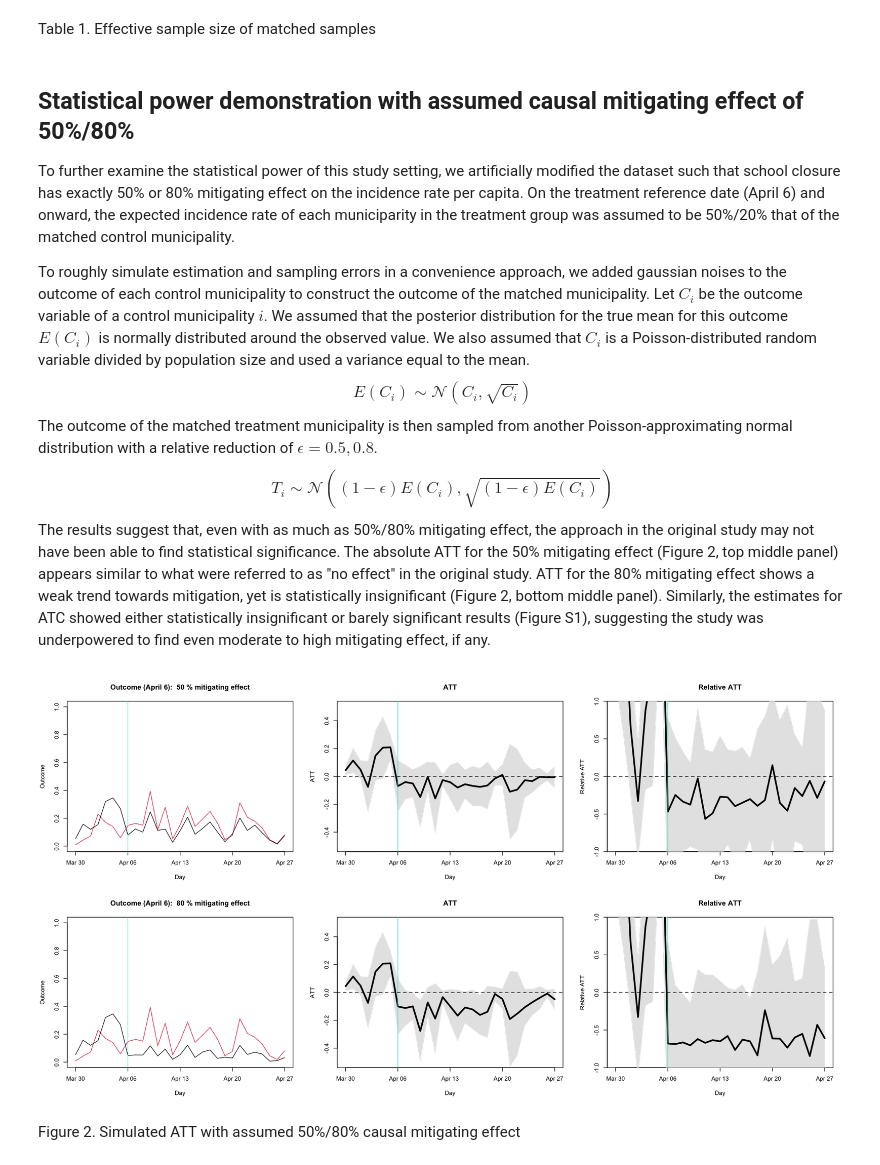
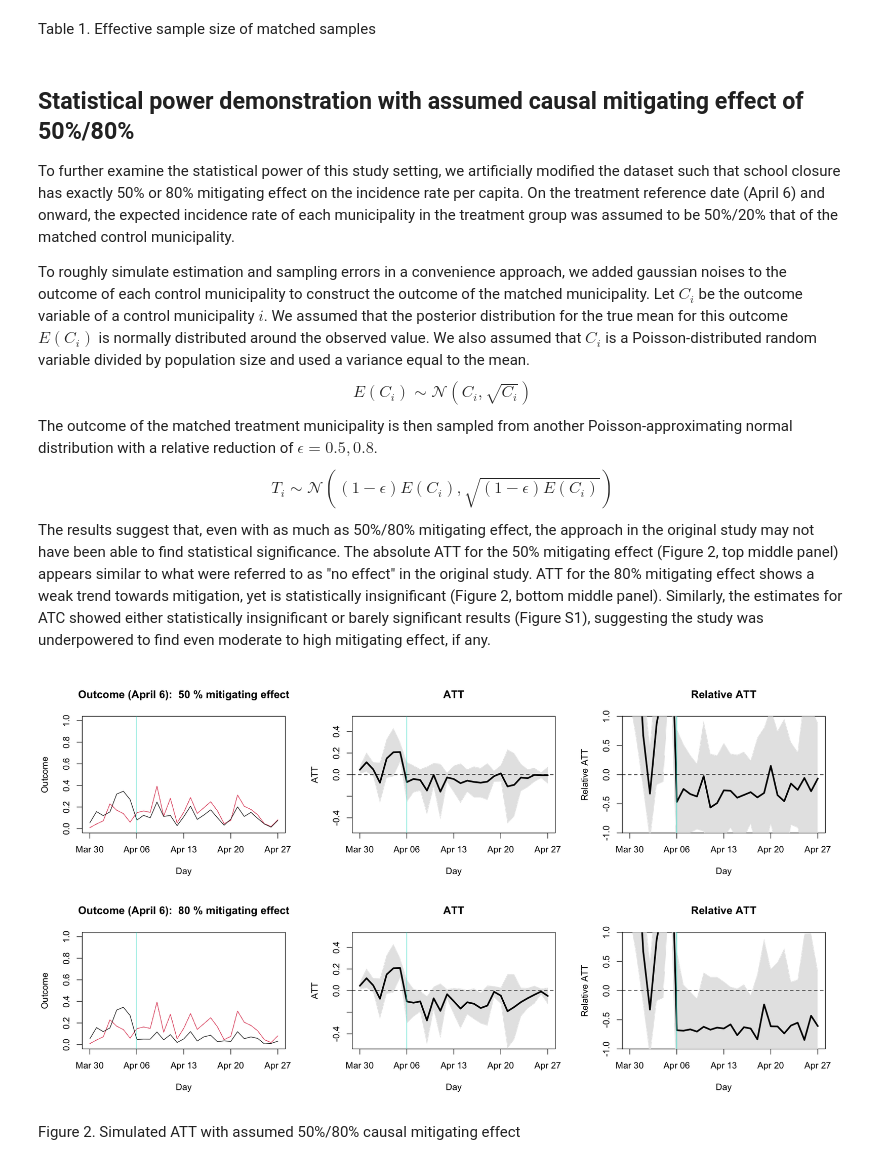
Before and after one commit to akira-endo/reanalysis_Fukumoto2021, a Jupyter notebook: main.ipynb, the cells around one changed output. Drawn from its saved outputs; the diff is of its cells as text; code cells hidden in the pictures.

```diff
--- a/main.ipynb
+++ b/main.ipynb
@@ -84,7 +80,7 @@ A matrix: 3 × 6 of type dbl
 Table 1. Effective sample size of matched samples
 # %% [markdown]
 ## Statistical power demonstration with assumed causal mitigating effect of 50%/80%
-To further examine the statistical power of this study setting, we artificially modified the dataset such that school closure has exactly 50% or 80% mitigating effect on the incidence rate per capita. On the treatment reference date (April 6) and onward, the expected incidence rate of each municiparity in the treatment group was assumed to be 50%/20% that of the matched control municipality.
+To further examine the statistical power of this study setting, we artificially modified the dataset such that school closure has exactly 50% or 80% mitigating effect on the incidence rate per capita. On the treatment reference date (April 6) and onward, the expected incidence rate of each municipality in the treatment group was assumed to be 50%/20% that of the matched control municipality.
 
 To roughly simulate estimation and sampling errors in a convenience approach, we added gaussian noises to the outcome of each control municipality to construct the outcome of the matched municipality. Let $C_i$ be the outcome variable of a control municipality $i$. We assumed that the posterior distribution for the true mean for this outcome $E(C_i)$ is normally distributed around the observed value. We also assumed that $C_i$ is a Poisson-distributed random variable divided by population size and used a variance equal to the mean.
 $$
@@ -98,25 +94,25 @@ The results suggest that, even with as much as 50%/80% mitigating effect, the ap
 # %%
 ## ATT on April 6
 #options(repr.plot.width=10,repr.plot.height=16/3)
 options(repr.plot.width=15,repr.plot.height=8)
 set.seed(2021)
-par(mfrow=c(2,3))
+par(mfrow=c(2,3),cex=1)
 
 # 50% reduction
 nullfrom=8
 shadecolor="gray90"
 reduction=0.5
 source("src/att_beta.R",chdir=T)
 figlabels=c("5_a_beta","5_b_beta")
 relATplot(figlabels, "ATT",shadecolor="gray90",dir="output/",titlewithdate=F,returnmatch=F)
 
 # 80% reduction
 reduction=0.8
 source("src/att_beta.R",chdir=T)
 figlabels=c("5_a_beta","5_b_beta")
 relATplot(figlabels, "ATT",shadecolor="gray90",dir="output/",titlewithdate=F,returnmatch=F)
 # %% [output]
-[figure, old version]
+[figure, new version]
 # %% [markdown]
 Figure 2. Simulated ATT with assumed 50%/80% causal mitigating effect
 # %%
```
Also changed, not shown: parts of 13 cells of this notebook, 4 other files.
